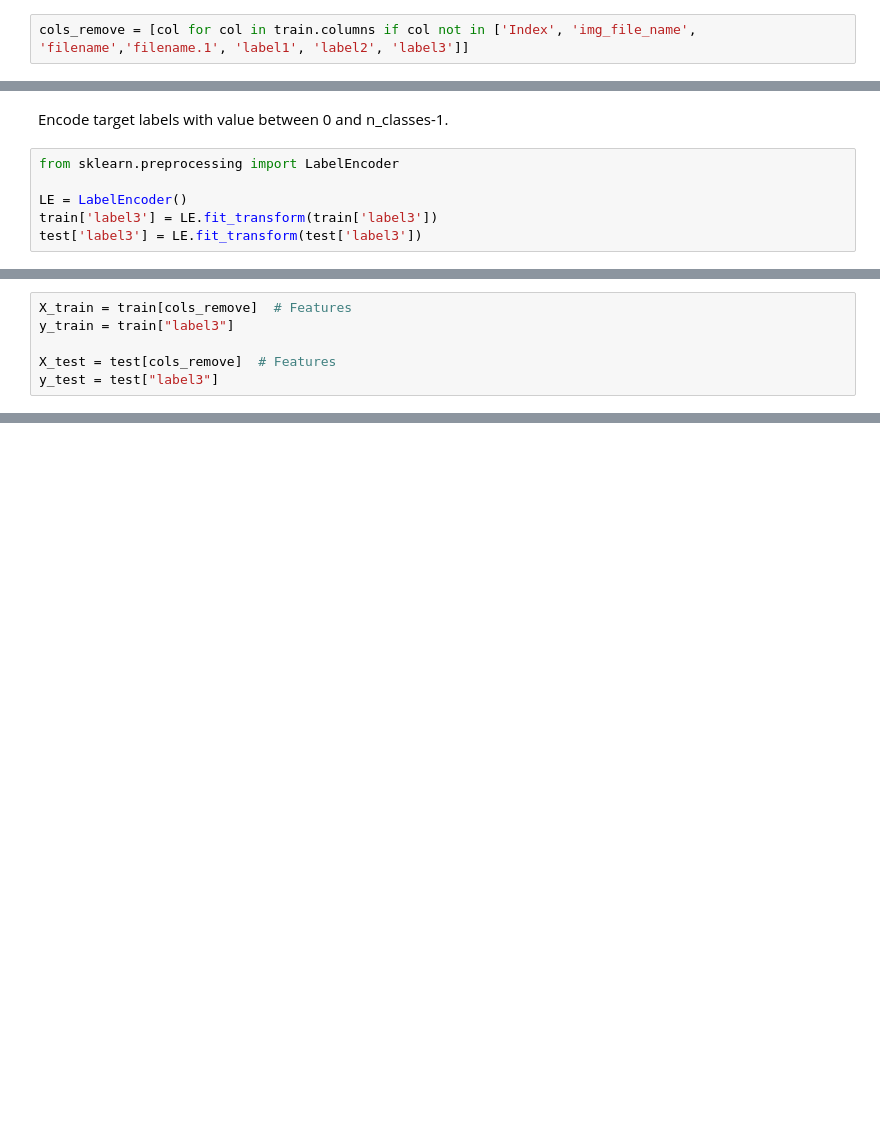
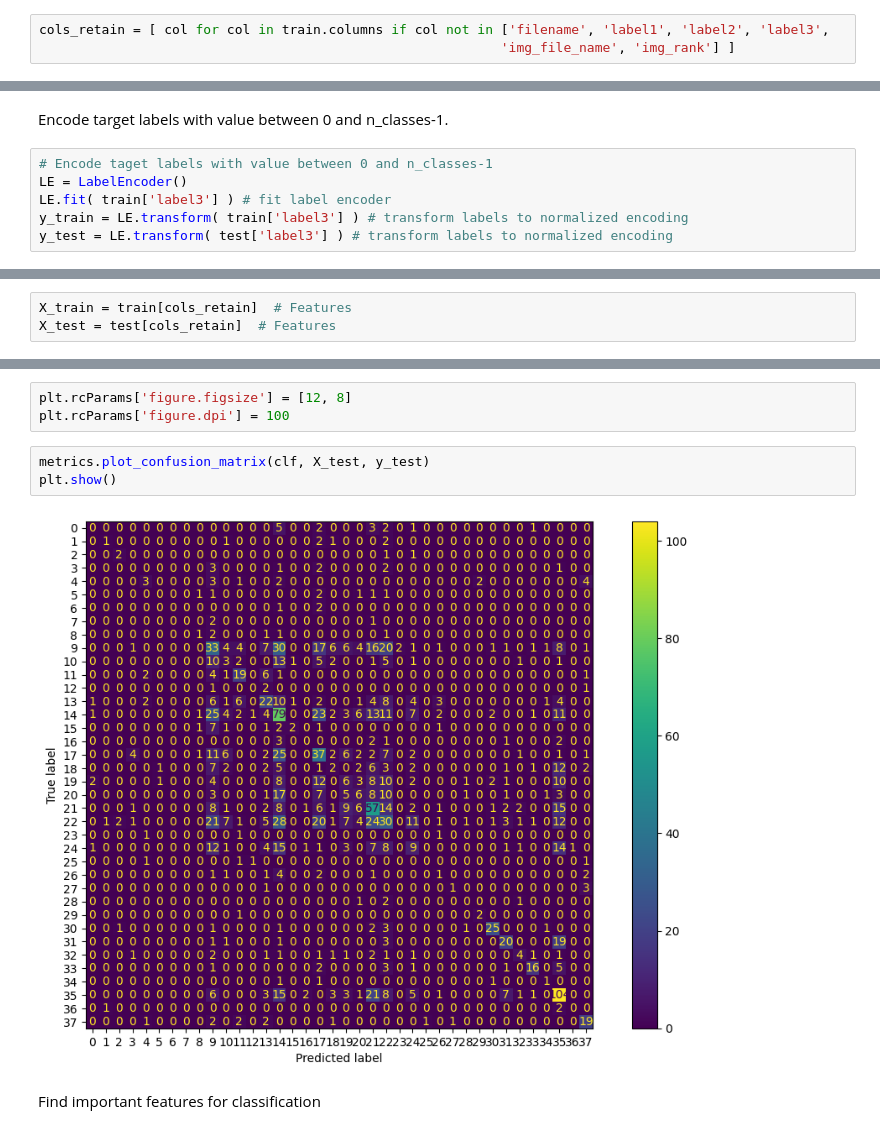
Before and after one commit to alan-turing-institute/plankton-dsg-challenge, a Jupyter notebook: notebooks/python/dsg2021/random_forest_label3.ipynb, the cells around one changed output, grey strips where cells are left out. Cells and saved outputs as stored; diff of their text form; blank space fills up the shorter version.

```diff
--- a/notebooks/python/dsg2021/random_forest_label3.ipynb
+++ b/notebooks/python/dsg2021/random_forest_label3.ipynb
@@ -32,2 +69,3 @@ print(train["label3"].unique())
 # %%
-cols_remove = [col for col in train.columns if col not in ['Index', 'img_file_name', 'filename','filename.1', 'label1', 'label2', 'label3']]
+cols_retain = [ col for col in train.columns if col not in ['filename', 'label1', 'label2', 'label3',
+                                                           'img_file_name', 'img_rank'] ]
@@ -43,8 +106,8 @@ sum(train.label2 == "detritus")
 # %% [markdown]
 Encode target labels with value between 0 and n_classes-1.
-# %%
-from sklearn.preprocessing import LabelEncoder
-
-LE = LabelEncoder()
-train['label3'] = LE.fit_transform(train['label3'])
-test['label3'] = LE.fit_transform(test['label3'])
+# %%
+# Encode taget labels with value between 0 and n_classes-1
+LE = LabelEncoder()
+LE.fit( train['label3'] ) # fit label encoder
+y_train = LE.transform( train['label3'] ) # transform labels to normalized encoding
+y_test = LE.transform( test['label3'] ) # transform labels to normalized encoding
@@ -51,6 +133,3 @@ test['label3'] = LE.fit_transform(test['label3'])
 # %%
-X_train = train[cols_remove]  # Features
-y_train = train["label3"]
-
-X_test = test[cols_remove]  # Features
-y_test = test["label3"]
+X_train = train[cols_retain]  # Features
+X_test = test[cols_retain]  # Features
@@ -75,0 +189,10 @@ y_pred=clf.predict(X_test)
+# %%
+plt.rcParams['figure.figsize'] = [12, 8]
+plt.rcParams['figure.dpi'] = 100
+# %%
+metrics.plot_confusion_matrix(clf, X_test, y_test)
+plt.show()
+# %% [output]
+[figure, added]
+# %% [markdown]
+Find important features for classification
```
Also changed, not shown: parts of 33 cells of this notebook, 3 other files.
